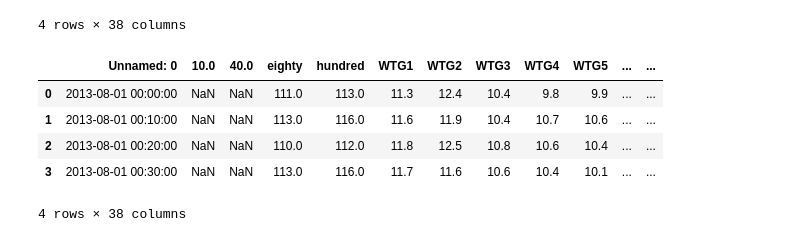
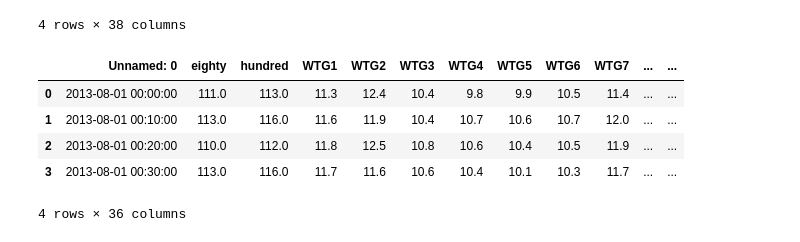
Before and after one commit to GStechschulte/wake_effect, a Jupyter notebook: delta_wind_velocity/analysis_wind_speed_&_direction.ipynb, the cells around one changed output. Saved outputs shown, nothing was run; the diff lists cells and outputs as text; code cells hidden in the pictures.

```diff
--- a/delta_wind_velocity/analysis_wind_speed_&_direction.ipynb
+++ b/delta_wind_velocity/analysis_wind_speed_&_direction.ipynb
@@ -31,24 +31,24 @@ df.head(4)
 # %%
 # Wind Direction Analysis
 
 # Drop columns with inconsistent wind_dir records
 # Get mean wind direction per angle, between average of 80.0 and 100.0. Group wind_dir by steps of 10.
 # Rename numerical titles
 df1 = df.drop(columns = ['10.0'])
-df1 = df.drop(columns = ['40.0'])
-df1 = df.drop(columns = ['60.0'])
-df1['wind_dir'] = ((df['80.0'] + df['100.0'])/2).round(-1)
-df1['80.0'] = df['80.0'].round(0)
-df1['100.0'] = df['100.0'].round(0)
+df1 = df1.drop(columns = ['40.0'])
+df1 = df1.drop(columns = ['60.0'])
+df1['wind_dir'] = ((df1['80.0'] + df1['100.0'])/2).round(-1)
+df1['80.0'] = df1['80.0'].round(0)
+df1['100.0'] = df1['100.0'].round(0)
 df1 = df1.rename(columns={'80.0': 'eighty', '100.0': 'hundred'})
 df1.head(4)
 # %% [output]
-|  | Unnamed: 0 | 10.0 | 40.0 | eighty | hundred | WTG1 | WTG2 | WTG3 | WTG4 | WTG5 | ... | ... |
-| 0 | 2013-08-01 00:00:00 | NaN | NaN | 111.0 | 113.0 | 11.3 | 12.4 | 10.4 | 9.8 | 9.9 | ... | ... |
-| 1 | 2013-08-01 00:10:00 | NaN | NaN | 113.0 | 116.0 | 11.6 | 11.9 | 10.4 | 10.7 | 10.6 | ... | ... |
-| 2 | 2013-08-01 00:20:00 | NaN | NaN | 110.0 | 112.0 | 11.8 | 12.5 | 10.8 | 10.6 | 10.4 | ... | ... |
-| 3 | 2013-08-01 00:30:00 | NaN | NaN | 113.0 | 116.0 | 11.7 | 11.6 | 10.6 | 10.4 | 10.1 | ... | ... |
+|  | Unnamed: 0 | eighty | hundred | WTG1 | WTG2 | WTG3 | WTG4 | WTG5 | WTG6 | WTG7 | ... | ... |
+| 0 | 2013-08-01 00:00:00 | 111.0 | 113.0 | 11.3 | 12.4 | 10.4 | 9.8 | 9.9 | 10.5 | 11.4 | ... | ... |
+| 1 | 2013-08-01 00:10:00 | 113.0 | 116.0 | 11.6 | 11.9 | 10.4 | 10.7 | 10.6 | 10.7 | 12.0 | ... | ... |
+| 2 | 2013-08-01 00:20:00 | 110.0 | 112.0 | 11.8 | 12.5 | 10.8 | 10.6 | 10.4 | 10.5 | 11.9 | ... | ... |
+| 3 | 2013-08-01 00:30:00 | 113.0 | 116.0 | 11.7 | 11.6 | 10.6 | 10.4 | 10.1 | 10.3 | 11.7 | ... | ... |
-4 rows × 38 columns
+4 rows × 36 columns
 # %%
 # count amount of entries per angle for 80m wind direction
 # same for 100m wind direction
```
Also changed, not shown: parts of 6 cells of this notebook, 1 other file.
